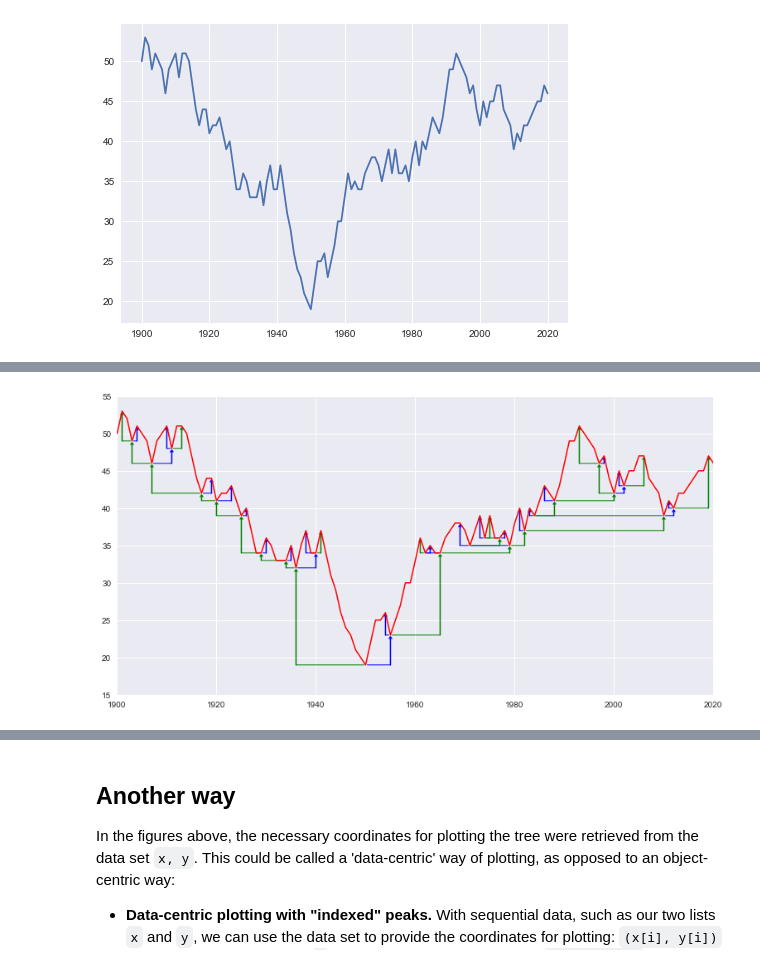
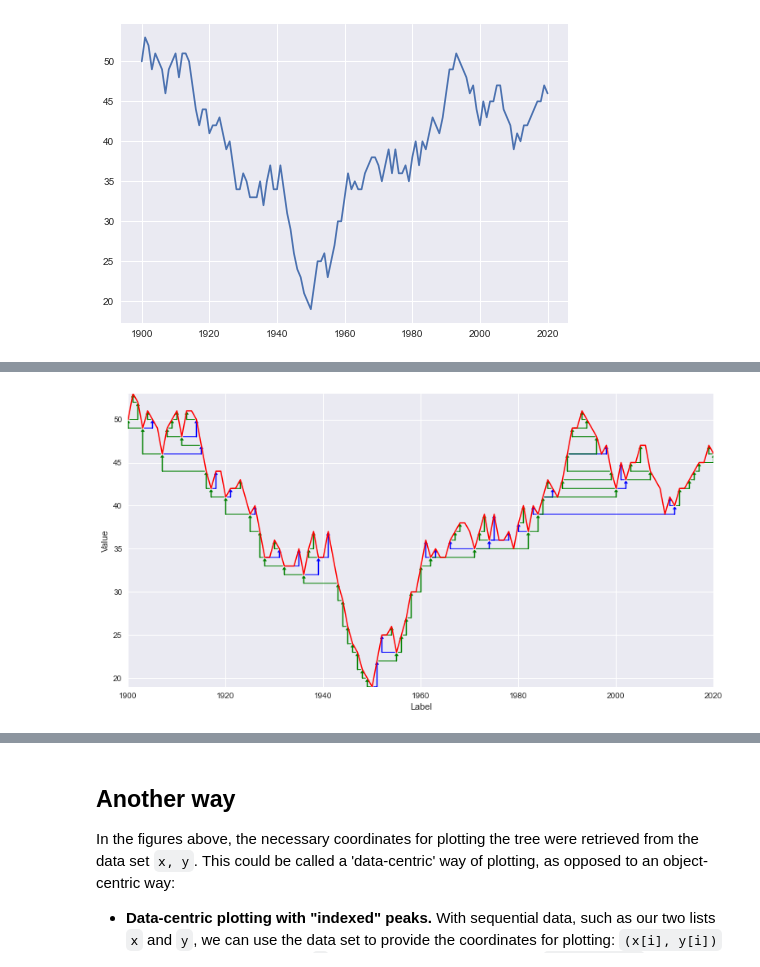
Before and after one commit to eivindtostesen/hierarchical_peak_finding, a Jupyter notebook: How_to_plot_tree.ipynb, the cells around one changed output, grey strips where cells are left out. Saved outputs shown, nothing was run; the diff lists cells and outputs as text; code cells hidden in the pictures.

```diff
--- a/How_to_plot_tree.ipynb
+++ b/How_to_plot_tree.ipynb
@@ -30,8 +28,4 @@ plt.plot(x, y);
 # %%
 # Create a PeakTree for the data set:
 
-t1 = hip.PeakTree(hip.filter_local_extrema(enumerate(y)))
-
-# and a quick view:
-
-print(t1)
+t1 = hip.PeakTree(enumerate(y))
@@ -71,24 +109,25 @@ def add_L_arrow(axes, tail_x, tail_y, head_x, head_y, color):
 # %%
 # make a plot:
 fig = plt.figure(figsize=(10.0, 5.0))
 ax = fig.add_axes([.1,.1,1,1])
 ax.set_xlim([1900,2020])
-ax.set_ylim([15, 55])
+ax.set_ylim([min(y), max(y)])
+ax.set_xlabel('Label')
+ax.set_ylabel('Value')
 
+# for low descendants, draw blue arrow from parent
+for n in t1.low_descendants():
+    p = t1.parent(n)
+    # plot blue arrow from p to n:
+    add_L_arrow(ax, x[p], y[p], x[n], y[n], "blue")
 
-# iterate over low child nodes:
-for k in t1.low_descendants():
-    i = t1.parent(k)
-    # plot blue arrow from i to k:
-    add_L_arrow(ax, x[i], y[i], x[k], y[k], "blue")
+# for high descendants, draw green arrow from parent
+for n in t1.high_descendants():
+    p = t1.parent(n)
+    # plot green arrow from p to n:
+    add_L_arrow(ax, x[p], y[p], x[n], y[n], "green")
 
-# iterate over high child nodes:
-for j in t1.high_descendants():
-    i = t1.parent(j)
-    # plot green arrow from i to j:
-    add_L_arrow(ax, x[i], y[i], x[j], y[j], "green")
-
-
+# plot data set x, y:
 ax.plot(x,y, lw=1.5, c="red");
 # %% [output]
-[figure, old version]
+[figure, new version]
```
Also changed, not shown: parts of 19 cells of this notebook, 3 other files.
